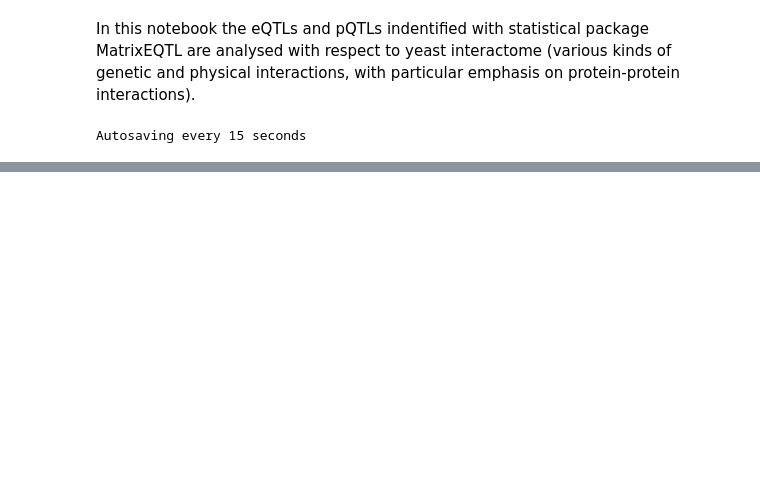
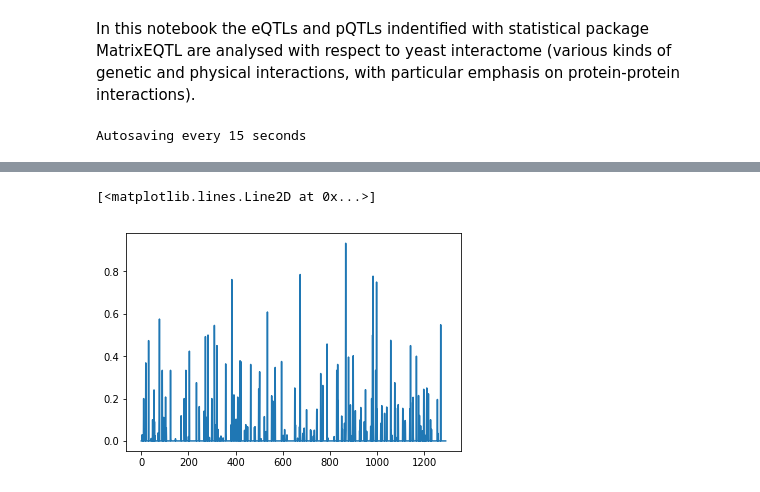
Before and after one commit to ivanov-v-v/PPINs-QTLs-Joint-Analysis, a Jupyter notebook: src/data_analysis.ipynb, the cells around one changed output, grey strips where cells are left out. Saved outputs shown, nothing was run; the diff lists cells and outputs as text; code cells hidden in the pictures; blank space fills up the shorter version.

```diff
--- a/src/data_analysis.ipynb
+++ b/src/data_analysis.ipynb
@@ -265,0 +355,21 @@ make_plots(avg_pQTLs_similarity, avg_pQTLs_similarity_for_randomized_interaction
+# %%
+sample_pairs = []
+for gene_name in pQTLs_expression_df["protein.group"].values:
+    linked = set() #get_linked_genes(gene_name, eQTL_df)
+    interacting = get_interacting_genes(gene_name, physical_interactions_df) \
+                  | get_interacting_genes(gene_name, genetic_interactions_df)
+    sample_pairs += [(marker, gene_name) for marker in linked | interacting]
+# print(time.time() - t0)sample_pairs
+
+p_values = []
+for sp in sample_pairs:
+    marker, gene = sp
+    genotype_row = pQTLs_genotypes_df[pQTLs_genotypes_df["RQTL_name"] == marker]
+    if genotype_row.shape[0] == 1:
+        genotype_row = genotype_row.values[0][1:]
+        expression_row = pQTLs_expression_df[pQTLs_expression_df["protein.group"] == gene]
+        expression_row = expression_row.values[0][1:]
+        from_BY = expression_row[genotype_row == 0]
+        from_RM = expression_row[genotype_row == 2]
+        _, p_value = stats.mannwhitneyu(x=from_BY, y=from_RM)
+        p_values.append(p_value)
@@ -265,0 +381,27 @@ make_plots(avg_pQTLs_similarity, avg_pQTLs_similarity_for_randomized_interaction
+# %%
+adjusted_results = multipletests(p_values, method="fdr_bh", alpha=0.05)
+reject, q_values = adjusted_results[0], adjusted_results[1]
+# reject = [p <= 0.05 for p in p_values]
+
+pQTLs_found = {gene : [] for gene in pQTLs_expression_df["protein.group"]}
+for i, _ in enumerate(reject):
+    if not reject[i]:
+        pQTLs_found[sample_pairs[i][1]].append(sample_pairs[i][0])
+
+similarity_hist = []
+preserved = 0
+total = 0
+for gene_name in set(pQTL_df["gene"].values):
+    try:
+        pQTLs_old = get_linked_genes(gene_name, pQTL_df)
+        pQTLs_new = set(pQTLs_found[gene_name])
+        preserved += len(pQTLs_old & pQTLs_new)
+        total += len(pQTLs_old)
+        similarity_hist.append(len(pQTLs_old & pQTLs_new) / len(pQTLs_old))
+    except:
+        continue
+# почему сохраняются только 646 pQTLs из многих тысяч?
+plt.plot(similarity_hist)
+# %% [output]
+[<matplotlib.lines.Line2D at 0x...>]
+[figure, added]
```
Also changed, not shown: parts of 16 cells of this notebook, 27 other files.
